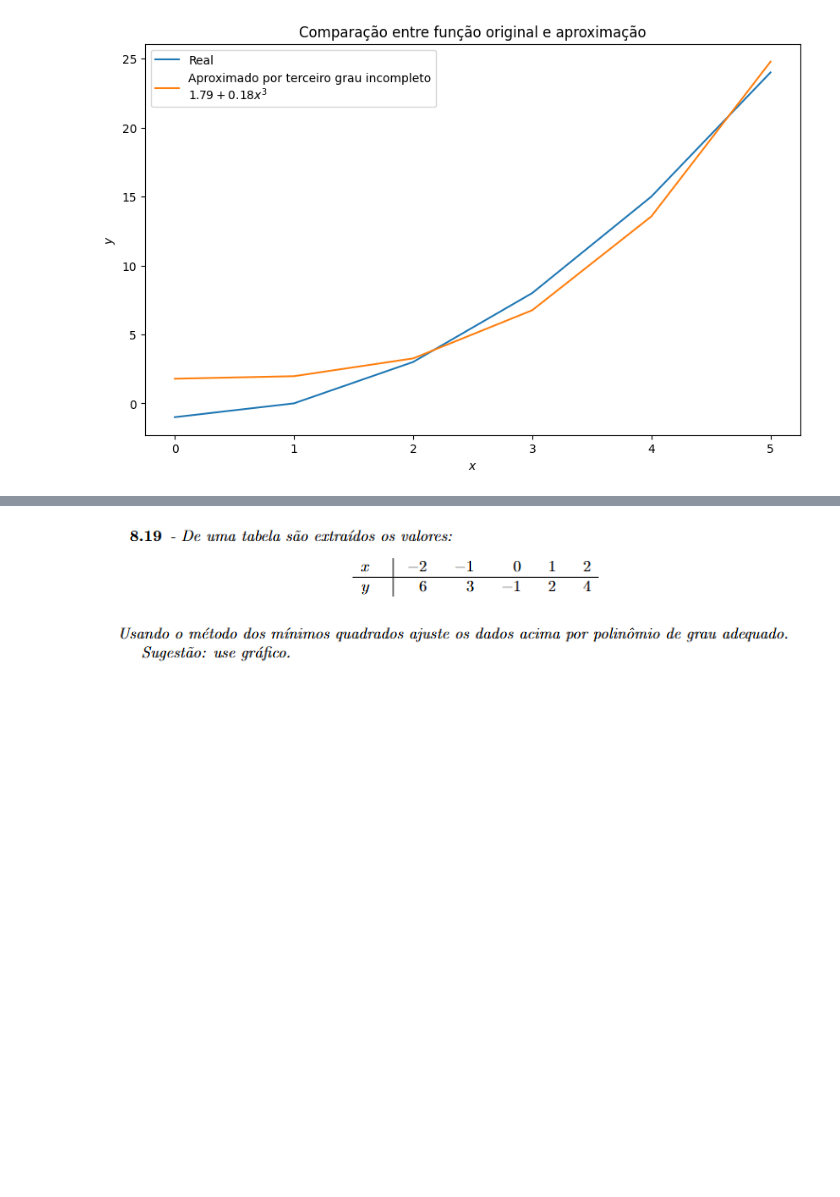
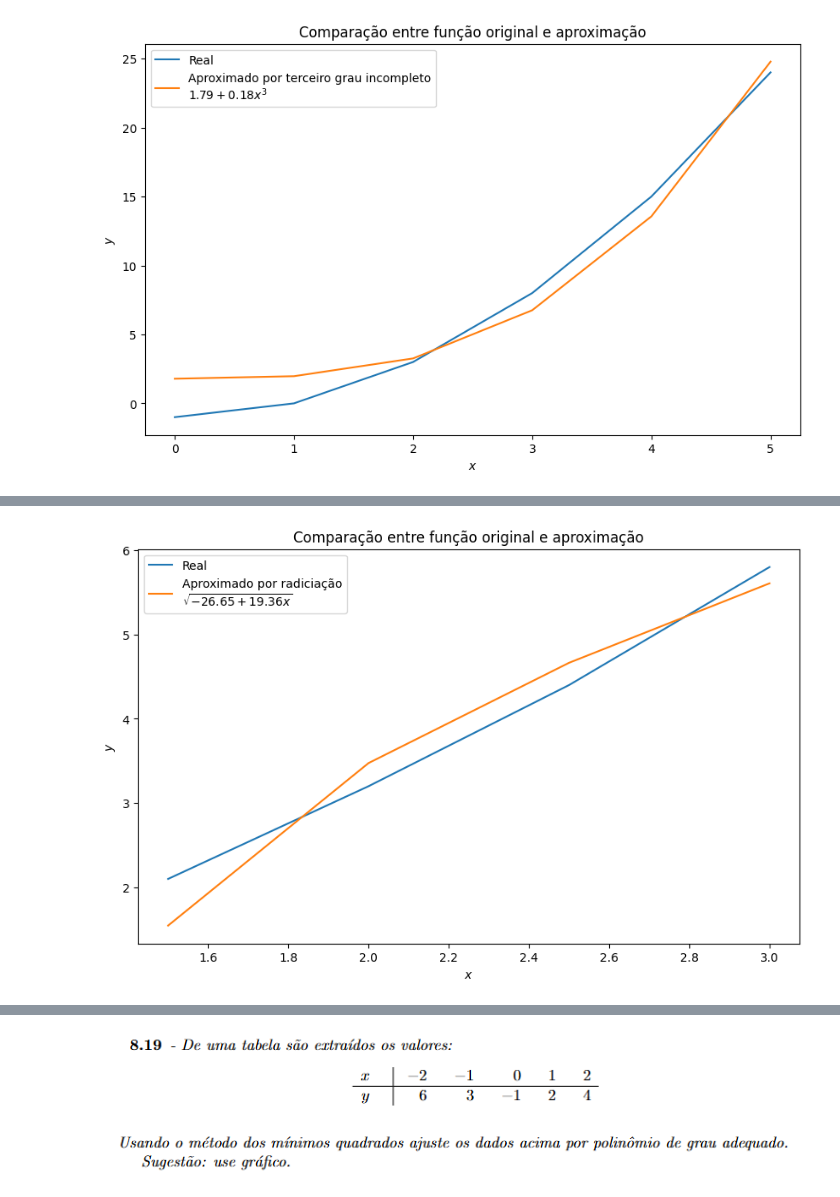
Before and after one commit to GuiCT/an-num, a Jupyter notebook: listas/2025_10_20.ipynb, the cells around one changed output, grey strips where cells are left out. Saved outputs shown, nothing was run; the diff lists cells and outputs as text; code cells hidden in the pictures; blank space fills up the shorter version.

```diff
--- a/listas/2025_10_20.ipynb
+++ b/listas/2025_10_20.ipynb
@@ -226,0 +521,39 @@ plt.show()
+# %%
+x815 = np.array([1.5, 2.0, 2.5, 3.0])
+y815 = np.array([2.1, 3.2, 4.4, 5.8])
+e0_815 = np.power(x815, 0)
+e1_815 = np.power(x815, 1)
+e_815 = [e0_815, e1_815]
+n_815 = len(e_815)
+
+# Matriz de produtos internos
+C_815 = np.zeros((n_815, n_815), dtype=np.float64)
+for i in range(n_815):
+    for j in range(n_815 - 1, i - 1, -1):
+        val = np.dot(e_815[i], e_815[j])
+        C_815[i, j] = val
+        if i != j:
+            C_815[j, i] = val
+
+# Vetor de produtos internos
+b_815 = np.zeros((n_815,), dtype=np.float64)
+y815_squared = np.power(y815, 2)
+for i in range(n_815):
+    b_815[i] = np.dot(y815_squared, e_815[i])
+
+# Resolução do sistema linear
+a_815 = np.linalg.solve(C_815, b_815)
+# %%
+poly815 = lambda x: np.sqrt(a_815[0] + a_815[1] * x)
+poly815_vals = poly815(x815)
+
+fig, ax = plt.subplots(figsize=(10, 6))
+ax.plot(x815, y815, label="Real")
+ax.plot(x815, poly815_vals, label=f"Aproximado por radiciação\n$\\sqrt{{{a_815[0]:.2f} + {a_815[1]:.2f} x}}$")
+ax.set_xlabel("$x$")
+ax.set_ylabel("$y$")
+ax.legend()
+ax.set_title("Comparação entre função original e aproximação")
+plt.show()
+# %% [output]
+[figure, added]
```
Also changed, not shown: parts of 63 cells of this notebook.
